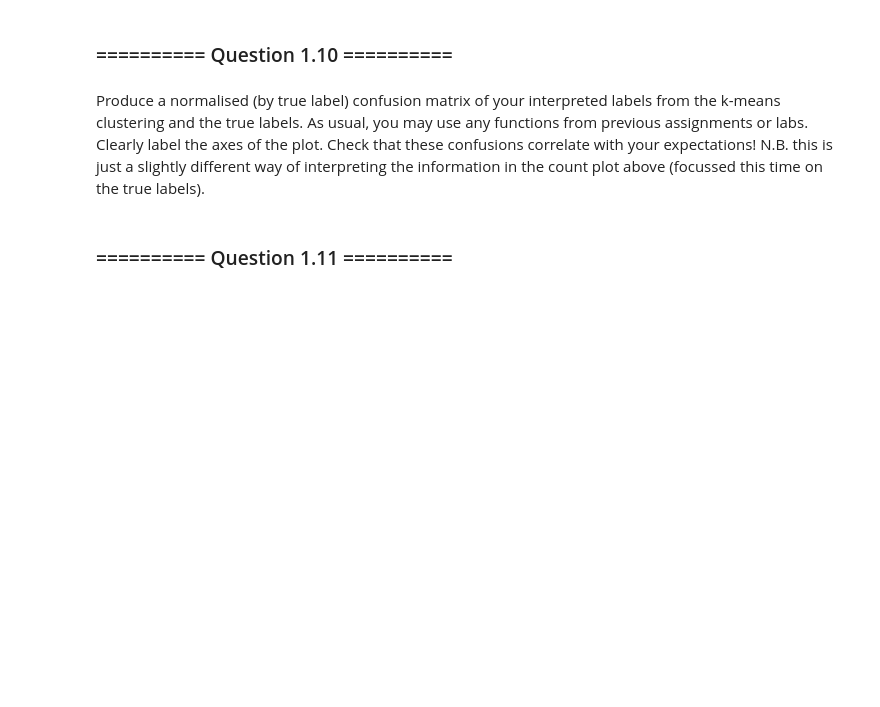
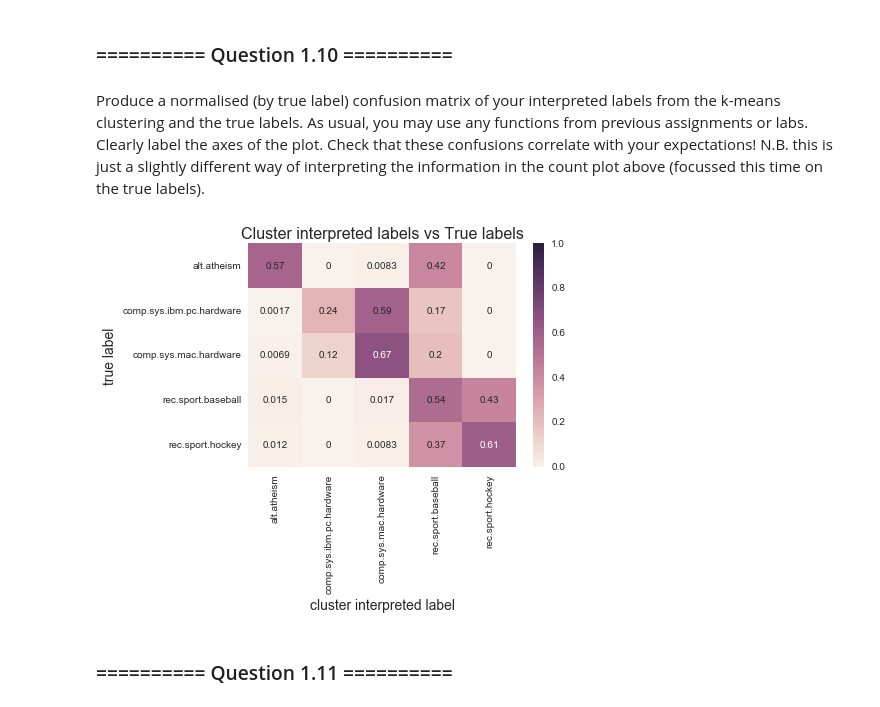
Before and after one commit to Dr-Alan-Turing/IAMachineLearning, a Jupyter notebook: 09_Assignment_4.ipynb, the cells around one changed output. Saved outputs shown, nothing was run; the diff lists cells and outputs as text; code cells hidden in the pictures; blank space fills up the shorter version.

```diff
--- a/09_Assignment_4.ipynb
+++ b/09_Assignment_4.ipynb
@@ -406,3 +411,7 @@ print(len(cluster_to_cat))
+# %%
+# Your code goes here
+cats_2D = ['rec.sport.hockey', 'comp.sys.ibm.pc.hardware', 'comp.sys.mac.hardware', 'alt.atheism', 'rec.sport.baseball']
+labels_interp = np.array(cats_2D)[kmeans_pca.labels_]
 # %% [markdown]
 ### ========== Question 1.10 ==========
 # %% [markdown]
@@ -412,3 +419,14 @@ Produce a normalised (by true label) confusion matrix of your interpreted labels
+# %%
+# Plot normalised confusion matrix
+cm = confusion_matrix(y_true=y, y_pred=labels_interp)
+cm_norm = cm/cm.sum(axis=1)[:, np.newaxis]
+sns.heatmap(cm_norm, yticklabels=cats, xticklabels=cats, vmin=0., vmax=1., annot=True)
+plt.title("Cluster interpreted labels vs True labels", fontsize=16)
+plt.ylabel("true label", fontsize=14)
+plt.xlabel("cluster interpreted label", fontsize=14)
+plt.show()
+# %% [output]
+[figure, added]
 # %% [markdown]
 ### ========== Question 1.11 ==========
 # %% [markdown]
```
Also changed, not shown: parts of 8 cells of this notebook.
